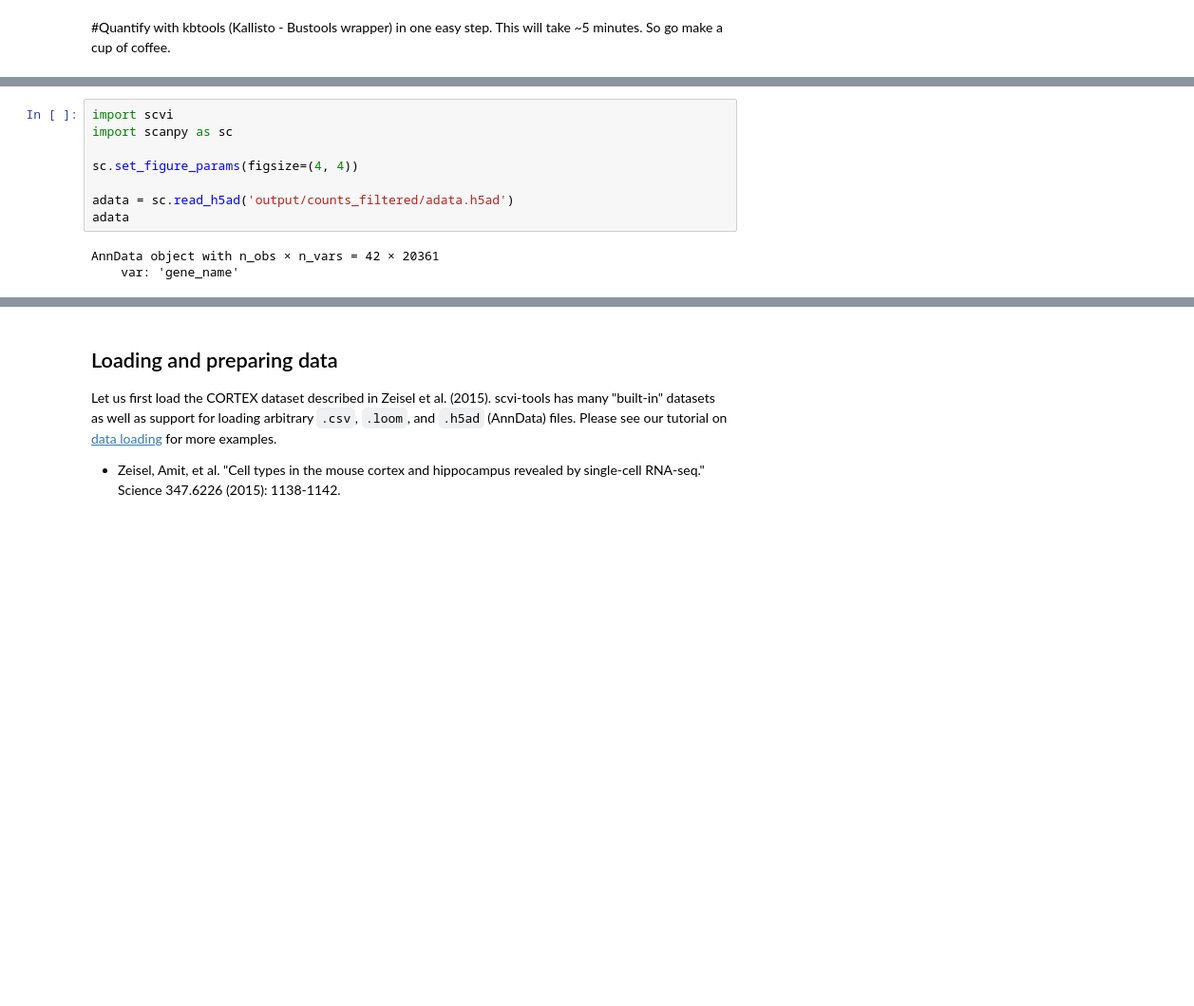
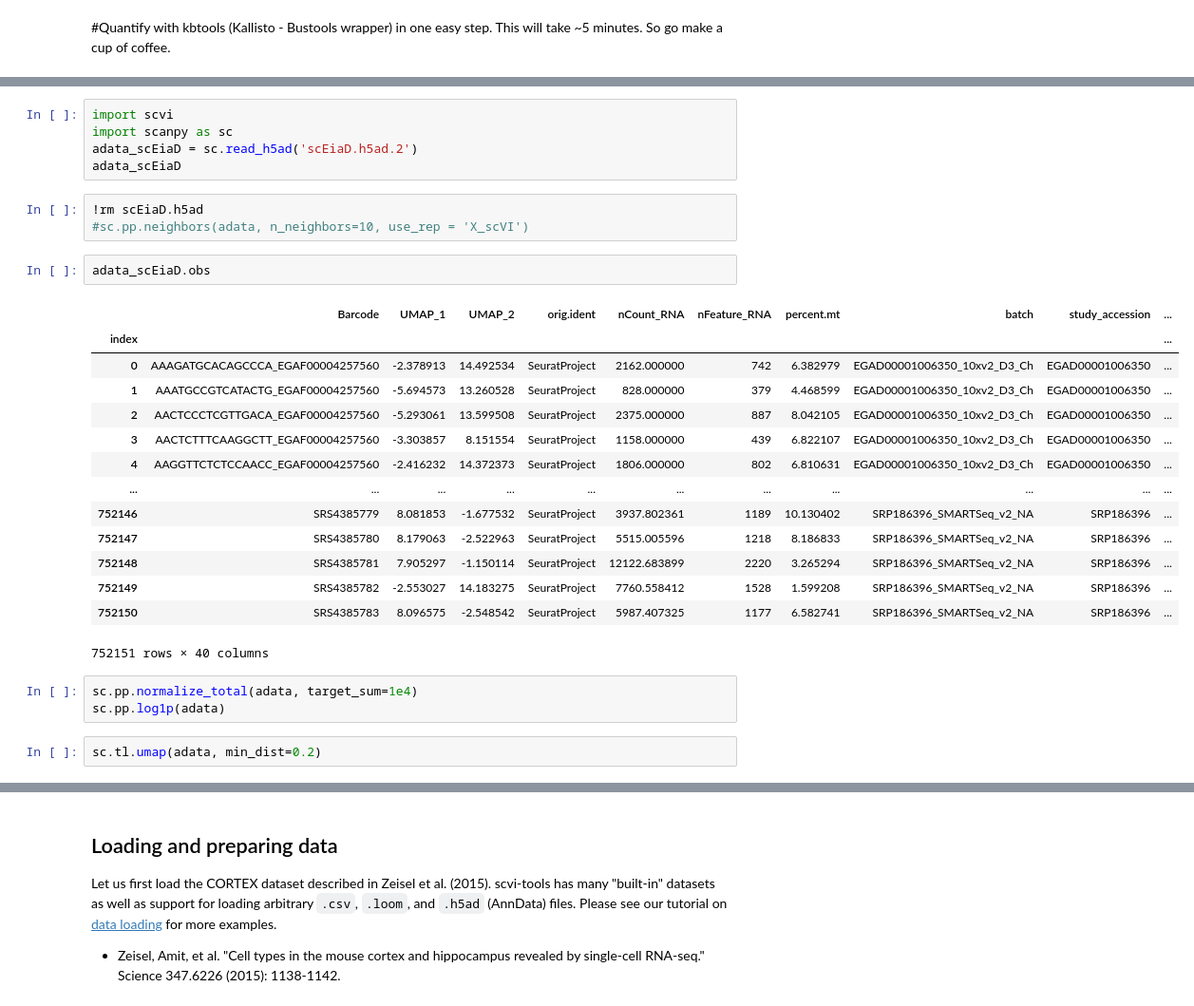
Before and after one commit to davemcg/scEiaD, a Jupyter notebook: colab/scVI_projection.ipynb, the cells around one changed output, grey strips where cells are left out. Shown at 95% size. Saved outputs shown, nothing was run; the diff lists cells and outputs as text; blank space fills up the shorter version.

```diff
--- a/colab/scVI_projection.ipynb
+++ b/colab/scVI_projection.ipynb
@@ -100,11 +121,30 @@ This will take ~5 minutes. So go make a cup of coffee.
 # %%
 import scvi
 import scanpy as sc
-
-sc.set_figure_params(figsize=(4, 4))
-
-adata = sc.read_h5ad('output/counts_filtered/adata.h5ad')
-adata
+adata_scEiaD = sc.read_h5ad('scEiaD.h5ad.2')
+adata_scEiaD
-# %% [output]
-AnnData object with n_obs × n_vars = 42 × 20361
-    var: 'gene_name'
+# %%
+!rm scEiaD.h5ad
+#sc.pp.neighbors(adata, n_neighbors=10, use_rep = 'X_scVI')
+# %%
+adata_scEiaD.obs
+# %% [output]
+|  | Barcode | UMAP_1 | UMAP_2 | orig.ident | nCount_RNA | nFeature_RNA | percent.mt | batch | study_accession | ... |
+| index |  |  |  |  |  |  |  |  |  | ... |
+| 0 | AAAGATGCACAGCCCA_EGAF00004257560 | -2.378913 | 14.492534 | SeuratProject | 2162.000000 | 742 | 6.382979 | EGAD00001006350_10xv2_D3_Ch | EGAD00001006350 | ... |
+| 1 | AAATGCCGTCATACTG_EGAF00004257560 | -5.694573 | 13.260528 | SeuratProject | 828.000000 | 379 | 4.468599 | EGAD00001006350_10xv2_D3_Ch | EGAD00001006350 | ... |
+| 2 | AACTCCCTCGTTGACA_EGAF00004257560 | -5.293061 | 13.599508 | SeuratProject | 2375.000000 | 887 | 8.042105 | EGAD00001006350_10xv2_D3_Ch | EGAD00001006350 | ... |
+| 3 | AACTCTTTCAAGGCTT_EGAF00004257560 | -3.303857 | 8.151554 | SeuratProject | 1158.000000 | 439 | 6.822107 | EGAD00001006350_10xv2_D3_Ch | EGAD00001006350 | ... |
+| 4 | AAGGTTCTCTCCAACC_EGAF00004257560 | -2.416232 | 14.372373 | SeuratProject | 1806.000000 | 802 | 6.810631 | EGAD00001006350_10xv2_D3_Ch | EGAD00001006350 | ... |
+| ... | ... | ... | ... | ... | ... | ... | ... | ... | ... | ... |
+| 752146 | SRS4385779 | 8.081853 | -1.677532 | SeuratProject | 3937.802361 | 1189 | 10.130402 | SRP186396_SMARTSeq_v2_NA | SRP186396 | ... |
+| 752147 | SRS4385780 | 8.179063 | -2.522963 | SeuratProject | 5515.005596 | 1218 | 8.186833 | SRP186396_SMARTSeq_v2_NA | SRP186396 | ... |
+| 752148 | SRS4385781 | 7.905297 | -1.150114 | SeuratProject | 12122.683899 | 2220 | 3.265294 | SRP186396_SMARTSeq_v2_NA | SRP186396 | ... |
+| 752149 | SRS4385782 | -2.553027 | 14.183275 | SeuratProject | 7760.558412 | 1528 | 1.599208 | SRP186396_SMARTSeq_v2_NA | SRP186396 | ... |
+| 752150 | SRS4385783 | 8.096575 | -2.548542 | SeuratProject | 5987.407325 | 1177 | 6.582741 | SRP186396_SMARTSeq_v2_NA | SRP186396 | ... |
+752151 rows × 40 columns
+# %%
+sc.pp.normalize_total(adata, target_sum=1e4)
+sc.pp.log1p(adata)
+# %%
+sc.tl.umap(adata, min_dist=0.2)
```
Also changed, not shown: parts of 4 cells of this notebook.
